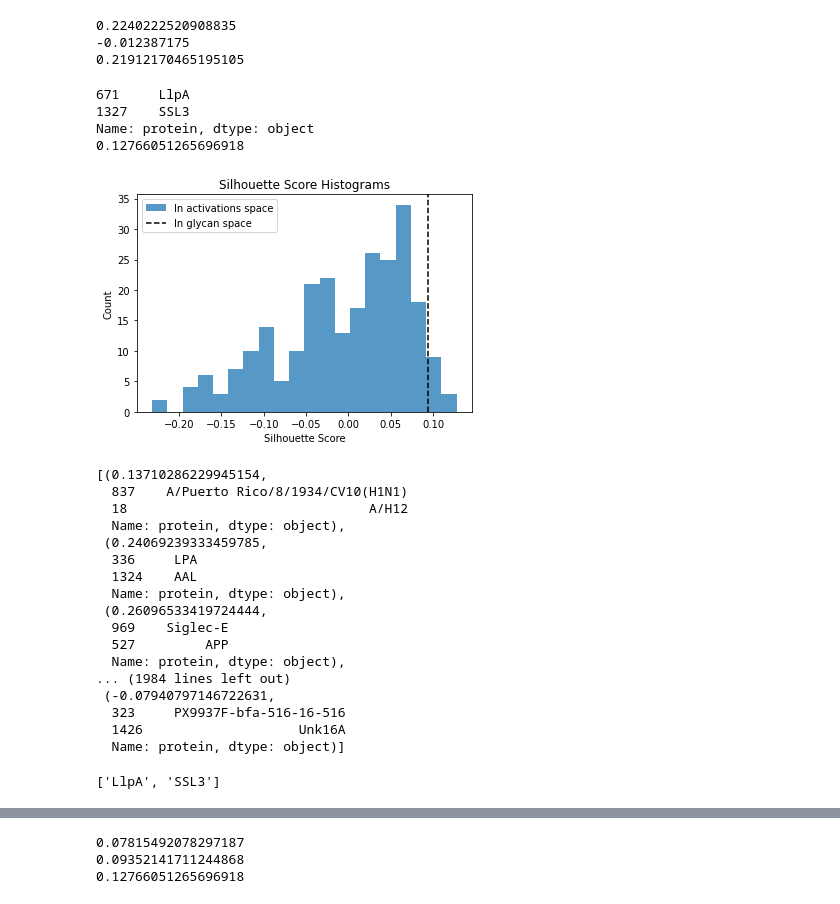
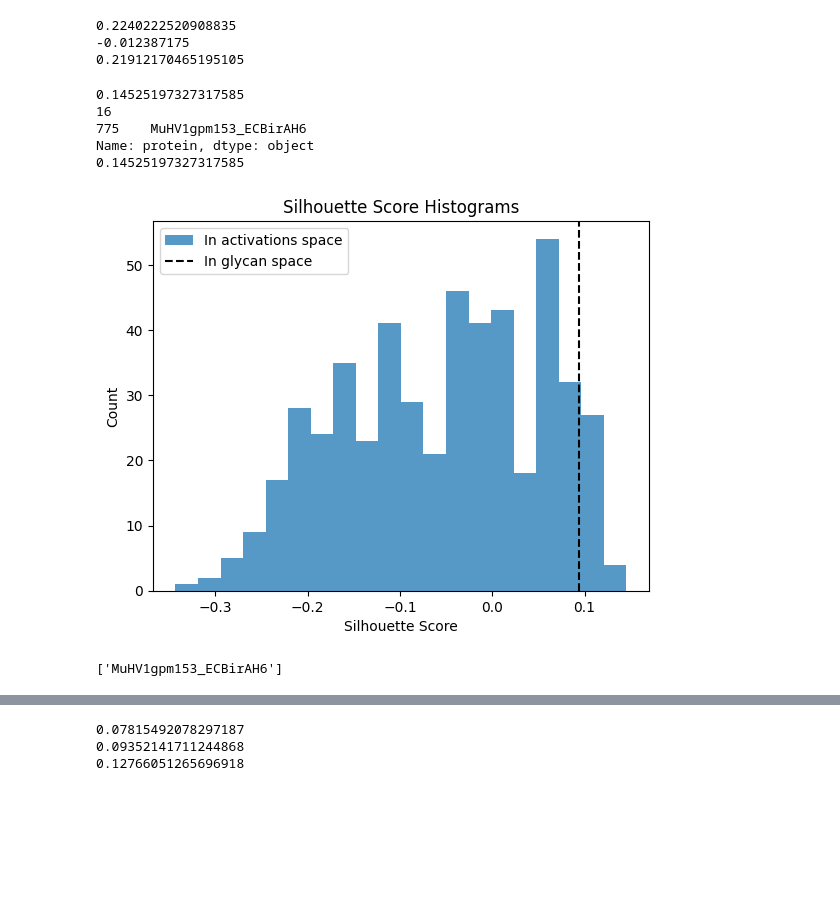
Before and after one commit to csfloyd/GlycanAnalysis, a Jupyter notebook: Python/Dev_GlycanConvolveNoLO.ipynb, the cells around one changed output, grey strips where cells are left out. Drawn from its saved outputs; the diff is of its cells as text; code cells hidden in the pictures; blank space fills up the shorter version.

```diff
--- a/Python/Dev_GlycanConvolveNoLO.ipynb
+++ b/Python/Dev_GlycanConvolveNoLO.ipynb
@@ -531,64 +531,49 @@ ss_act_z_list = []
 max_ss_act = -float('inf')
 max_ss_act_z = -float('inf')
 prot_names_with_scores = []  # List of (score, names) tuples
-for _ in range(250):
+for _ in range(500):
     try:
-        ss_act, ss_dist, prot_names = sample_proteins_and_get_silhouette_score(2, glycans_in_df, emb, group_indices, df)
+        ss_act, ss_dist, prot_names = sample_proteins_and_get_silhouette_score(1, glycans_in_df, emb, group_indices, df)
     except:
         continue
     prot_names_with_scores.append((ss_act, prot_names))
     ss_act_list.append(ss_act)
     ss_dist_list.append(ss_dist)
 
     # ss_act_z, z_matrix = sample_random_matrix_and_get_silhouette_score(2, glycans_in_df, group_indices, df, random_func=np.random.poisson)
     # ss_act_z_list.append(ss_act_z)
     # if ss_act_z > max_ss_act_z:
     #     max_ss_act_z = ss_act_z
     #     max_z_matrix = z_matrix  # Assuming z_matrix is returned from sample_random_matrix_and_get_silhouette_score
 
 # Sort by score in descending order
-prot_names_with_scores.sort(reverse=True)
-max_ss_act = prot_names_with_scores[0][0]
-max_ss_act_prot_names = prot_names_with_scores[0][1]
+# prot_names_with_scores.sort(reverse=True)
 
+max_ss_act = max([prot_names_with_scores[m][0] for m in range(len(prot_names_with_scores))])
+print(max_ss_act)
+max_ind = [prot_names_with_scores[m][0] for m in range(len(prot_names_with_scores))].index(max_ss_act)
+print(max_ind)
 
+max_ss_act = prot_names_with_scores[max_ind][0]
+max_ss_act_prot_names = prot_names_with_scores[max_ind][1]
 
 print(max_ss_act_prot_names)
 print(max_ss_act)
 plt.hist(ss_act_list, bins=20, alpha=0.75, label='In activations space')
 plt.axvline(x=np.mean(ss_dist_list), color='black', linestyle='--', label='In glycan space')
 #plt.hist(ss_act_z_list, bins=20, alpha=0.5, label='Distribution Z')
 plt.xlabel('Silhouette Score')
 plt.ylabel('Count')
 plt.title('Silhouette Score Histograms')
 plt.legend()
 plt.show()
 # %% [output]
-671     LlpA
-1327    SSL3
+0.14525197327317585
+16
+775    MuHV1gpm153_ECBirAH6
 Name: protein, dtype: object
-0.12766051265696918
+0.14525197327317585
-[figure, old version]
+[figure, new version]
-# %%
-prot_names_with_scores
-# %% [output]
-[(0.13710286229945154,
-  837    A/Puerto Rico/8/1934/CV10(H1N1)
-  18                               A/H12
-  Name: protein, dtype: object),
- (0.24069239333459785,
-  336     LPA
-  1324    AAL
-  Name: protein, dtype: object),
- (0.26096533419724444,
-  969    Siglec-E
-  527         APP
-  Name: protein, dtype: object),
-... (1984 lines left out)
- (-0.07940797146722631,
-  323     PX9937F-bfa-516-16-516
-  1426                    Unk16A
-  Name: protein, dtype: object)]
 # %%
 prot_1 = "ConA"
 prot_2 = "WGA"
@@ -604,7 +589,9 @@ prot_2 = "SSL3"
 
 
 prot_names = [prot_1, prot_2]
+
+prot_names = ["MuHV1gpm153_ECBirAH6"]
 print(prot_names)
 prot_seq_list = build_prot_seq_list(prot_names)
 # %% [output]
-['LlpA', 'SSL3']
+['MuHV1gpm153_ECBirAH6']
```
Also changed, not shown: parts of 6 cells of this notebook, 5 other files.
